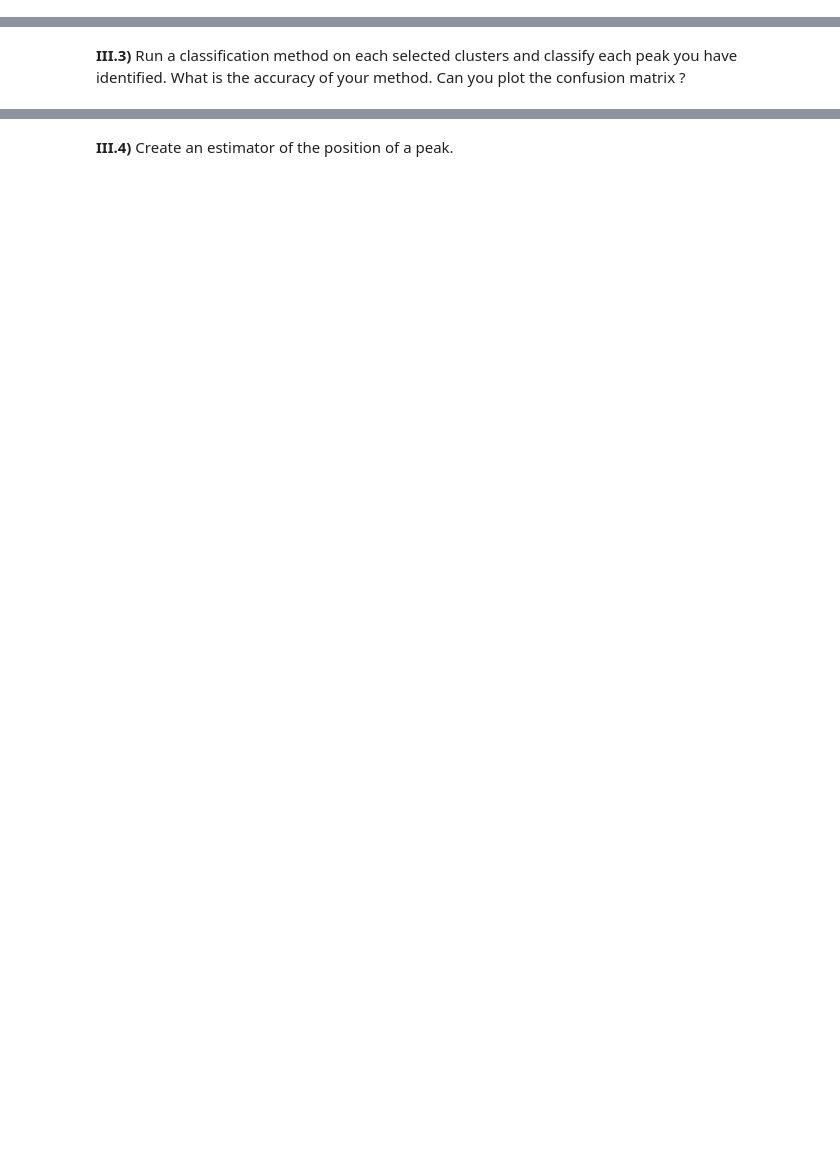
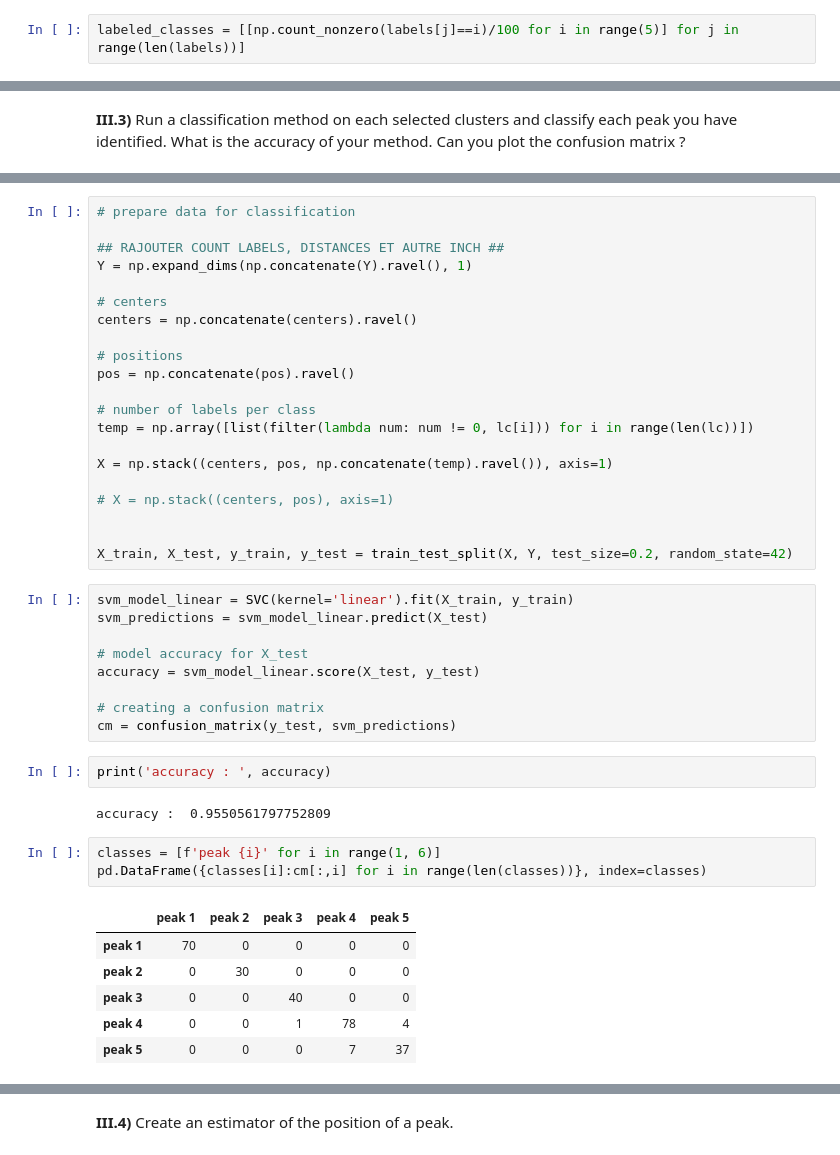
Before and after one commit to nicolas1805961/NMR-signal-machine-learning, a Jupyter notebook: challenge_evaluation.ipynb, the cells around one changed output, grey strips where cells are left out. Drawn from its saved outputs; the diff is of its cells as text; blank space fills up the shorter version.

Commit message:
first draft classif

```diff
--- a/challenge_evaluation.ipynb
+++ b/challenge_evaluation.ipynb
@@ -325,0 +353,2 @@ Let's assume for a moment that you know the number of peaks in each observation.
+# %%
+labeled_classes = [[np.count_nonzero(labels[j]==i)/100 for i in range(5)] for j in range(len(labels))]
@@ -331,0 +399,44 @@ Let's assume for a moment that you know the number of peaks in each observation.
+# %%
+# prepare data for classification
+
+## RAJOUTER COUNT LABELS, DISTANCES ET AUTRE INCH ##
+Y = np.expand_dims(np.concatenate(Y).ravel(), 1)
+
+# centers
+centers = np.concatenate(centers).ravel()
+
+# positions
+pos = np.concatenate(pos).ravel()
+
+# number of labels per class
+temp = np.array([list(filter(lambda num: num != 0, lc[i])) for i in range(len(lc))])
+
+X = np.stack((centers, pos, np.concatenate(temp).ravel()), axis=1)
+
+# X = np.stack((centers, pos), axis=1)
+
+
+X_train, X_test, y_train, y_test = train_test_split(X, Y, test_size=0.2, random_state=42)
+# %%
+svm_model_linear = SVC(kernel='linear').fit(X_train, y_train)
+svm_predictions = svm_model_linear.predict(X_test)
+
+# model accuracy for X_test
+accuracy = svm_model_linear.score(X_test, y_test)
+
+# creating a confusion matrix
+cm = confusion_matrix(y_test, svm_predictions)
+# %%
+print('accuracy : ', accuracy)
+# %% [output]
+accuracy :  0.9550561797752809
+# %%
+classes = [f'peak {i}' for i in range(1, 6)]
+pd.DataFrame({classes[i]:cm[:,i] for i in range(len(classes))}, index=classes)
+# %% [output]
+|  | peak 1 | peak 2 | peak 3 | peak 4 | peak 5 |
+| peak 1 | 70 | 0 | 0 | 0 | 0 |
+| peak 2 | 0 | 30 | 0 | 0 | 0 |
+| peak 3 | 0 | 0 | 40 | 0 | 0 |
+| peak 4 | 0 | 0 | 1 | 78 | 4 |
+| peak 5 | 0 | 0 | 0 | 7 | 37 |
```
Also changed, not shown: parts of 7 cells of this notebook.
